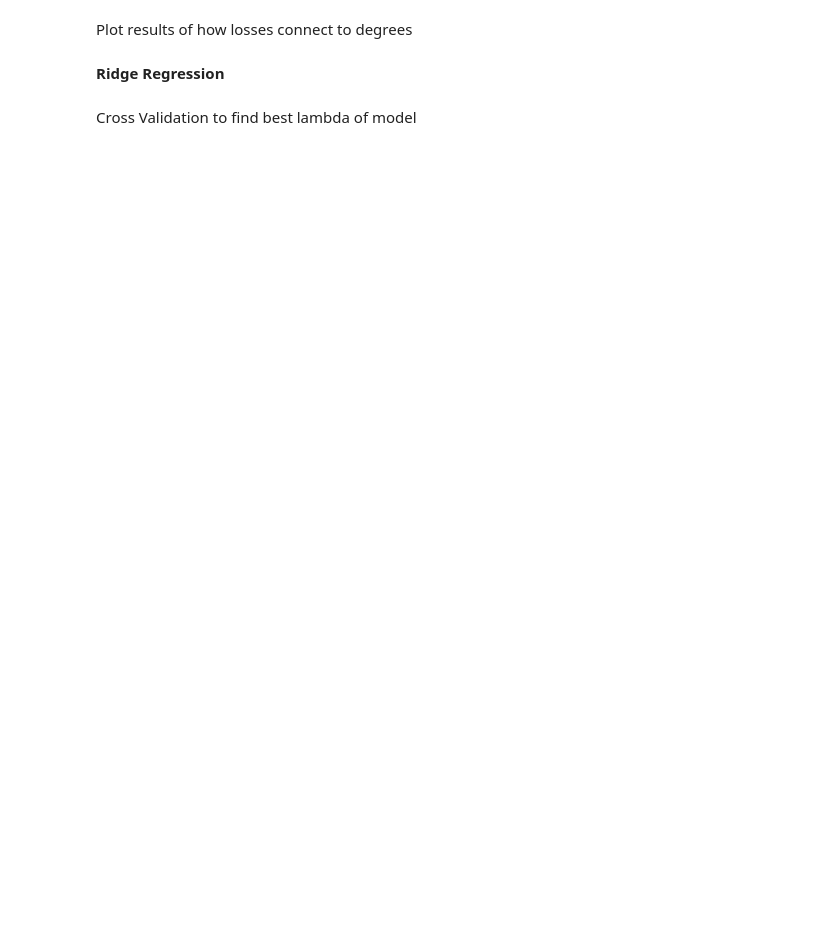
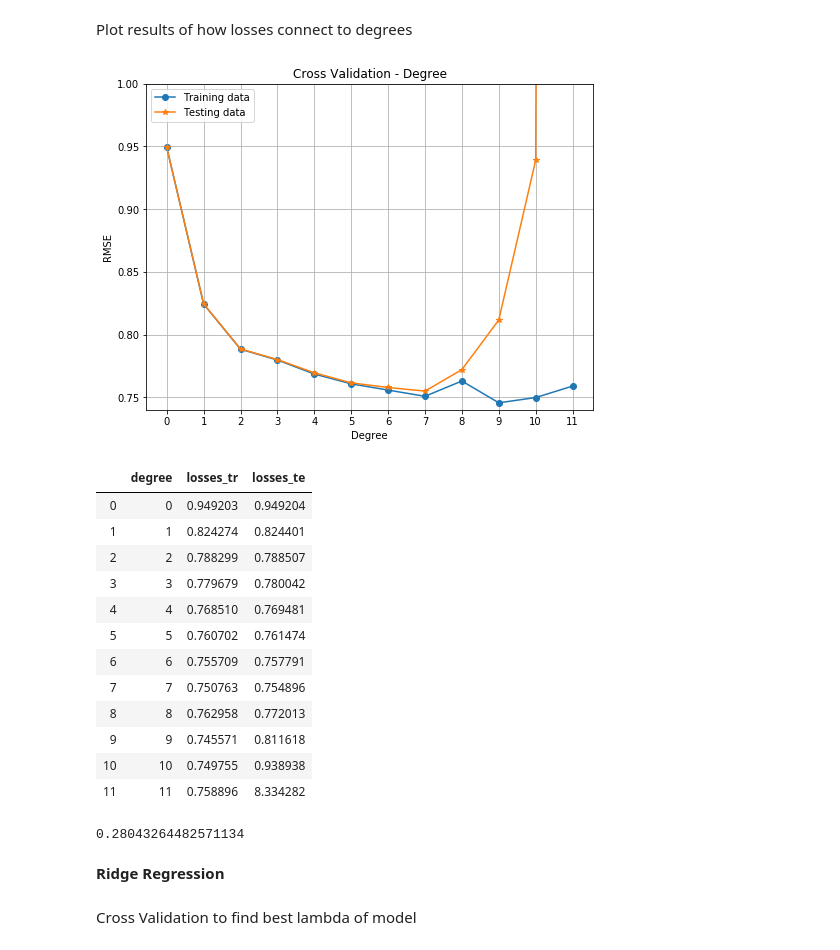
Before and after one commit to verafristedt/CS433-Projects, a Jupyter notebook: project1/models.ipynb, the cells around one changed output. Cells and saved outputs as stored; diff of their text form; code cells hidden in the pictures; blank space fills up the shorter version.

Commit message:
Finished Cleaning

```diff
--- a/project1/models.ipynb
+++ b/project1/models.ipynb
@@ -22,4 +18,4 @@ from scripts.proj1_helpers import *
 # %% [markdown]
 **Clean the data**
 # %%
-tx = clean_data_test(tX2)
+tx = clean_data(tX2)
@@ -110,8 +169,28 @@ losses_degree
+# %%
+plot_cross_validation_degree(losses_LS)
+losses_LS
+# %% [output]
+[figure, added]
+|  | degree | losses_tr | losses_te |
+| 0 | 0 | 0.949203 | 0.949204 |
+| 1 | 1 | 0.824274 | 0.824401 |
+| 2 | 2 | 0.788299 | 0.788507 |
+| 3 | 3 | 0.779679 | 0.780042 |
+| 4 | 4 | 0.768510 | 0.769481 |
+| 5 | 5 | 0.760702 | 0.761474 |
+| 6 | 6 | 0.755709 | 0.757791 |
+| 7 | 7 | 0.750763 | 0.754896 |
+| 8 | 8 | 0.762958 | 0.772013 |
+| 9 | 9 | 0.745571 | 0.811618 |
+| 10 | 10 | 0.749755 | 0.938938 |
+| 11 | 11 | 0.758896 | 8.334282 |
 # %%
 # Least Squares with best degree
-txx = build_poly(tx, 7)
-w_LS, loss_LS = least_squares(y, txx)
+tx_7 = build_poly(tx, 7)
+w_LS, loss_LS = least_squares(y, tx_7)
 loss_LS
+# %% [output]
+0.28043264482571134
 # %% [markdown]
 **Ridge Regression**
 # %% [markdown]
```
Also changed, not shown: parts of 27 cells of this notebook, 11 other files.
